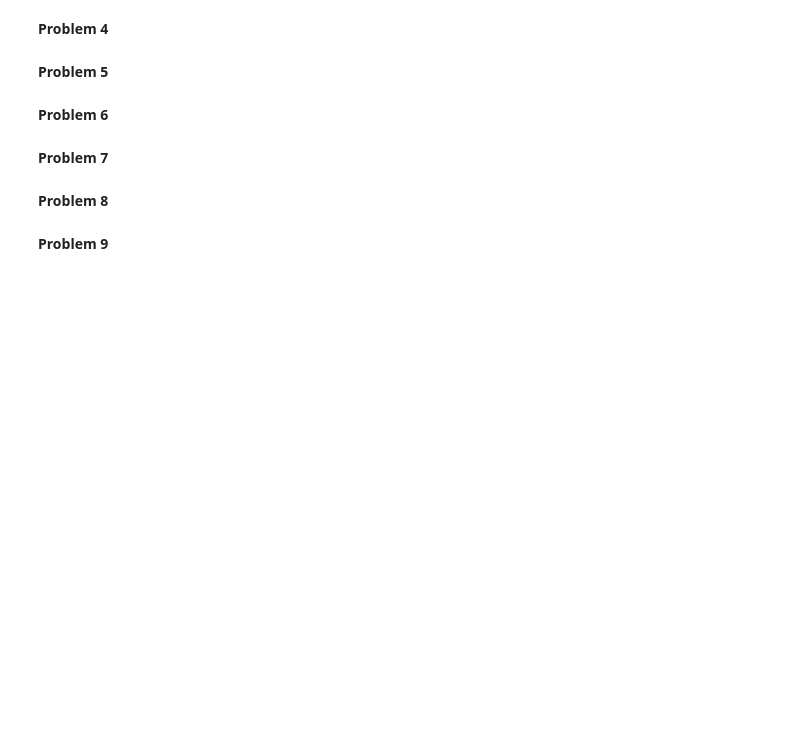
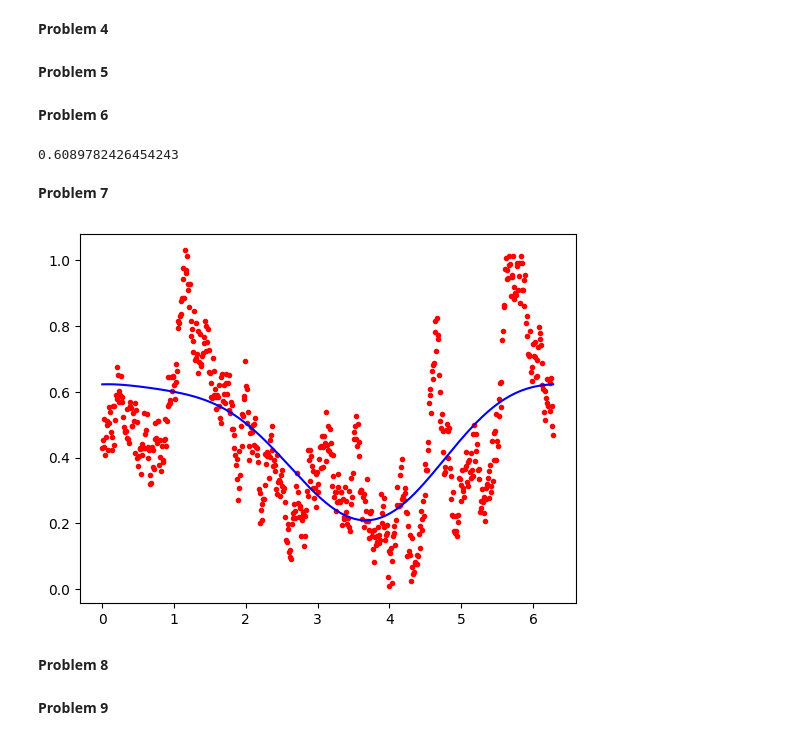
Before and after one commit to sammothxc/math215-w24, a Jupyter notebook: labs/Least_squares_II.ipynb, the cells around one changed output. Saved outputs shown, nothing was run; the diff lists cells and outputs as text; code cells hidden in the pictures; blank space fills up the shorter version.

```diff
--- a/labs/Least_squares_II.ipynb
+++ b/labs/Least_squares_II.ipynb
@@ -89,4 +89,7 @@ print(result)
 
 def design_matrix(n):
   # Put your code here.
-  return # Put your return value here.
+  matrix = [row_func(t, n) for t in T]
+  return np.array(matrix) # Put your return value here.
+result = design_matrix(4)[100,:]
+print(result)
@@ -93,17 +99,17 @@ def design_matrix(n):
 # %% [markdown]
 **Problem 4**
 # %%
-X2=0    # Replace the value of 0 with the NumPy array that is returned from the function call design_matrix(2).
+X2 = design_matrix(2)    # Replace the value of 0 with the NumPy array that is returned from the function call design_matrix(2).
 # %% [markdown]
 **Problem 5**
 # %%
 # Replace all of the 0 values with the NumPy matrices and vectors requested in Problem 5.
 
-normal_coef2=0
+normal_coef2=np.dot(X2.T, X2)
 
-normal_vect2=0
+normal_vect2=np.dot(X2.T, Y)
 
-beta2=0
+beta2=np.linalg.solve(normal_coef2, normal_vect2)
 # %% [markdown]
 **Problem 6**
 # %%
@@ -111,6 +117,10 @@ beta2=0
 
 def f2(t):
   # Put your code here.
-  return # Put your return value here.
+  row_vector = np.array(row_func(t, 2))
+  return np.dot(beta2, row_vector) # Put your return value here.
+print(f2(0.75))
+# %% [output]
+0.6089782426454243
 # %% [markdown]
 **Problem 7**
@@ -119,3 +127,21 @@ def f2(t):
+# %%
+# Create your plot here.
+vf2=np.vectorize(f2)    # This creates a new function, vf2, which is
+                        # the same as f2 except for the fact that is
+                        # can take a NumPy array as input, instead of
+                        # individual values.
+
+plt.plot(T,Y,'r.')      # Creating the plot of the data points in Y
+                        # using small red dots.
+
+plt.plot(T,vf2(T),'b-') # Creating the plot of the function f2 with a
+                        # blue line. Here we use the function vf2
+                        # instead of f2, since we are plugging in a
+                        # NumPy array T.
+
+plt.show()              # Display the plots.
+# %% [output]
+[figure, added]
 # %% [markdown]
 **Problem 8**
 # %%
```
Also changed, not shown: parts of 6 cells of this notebook.
